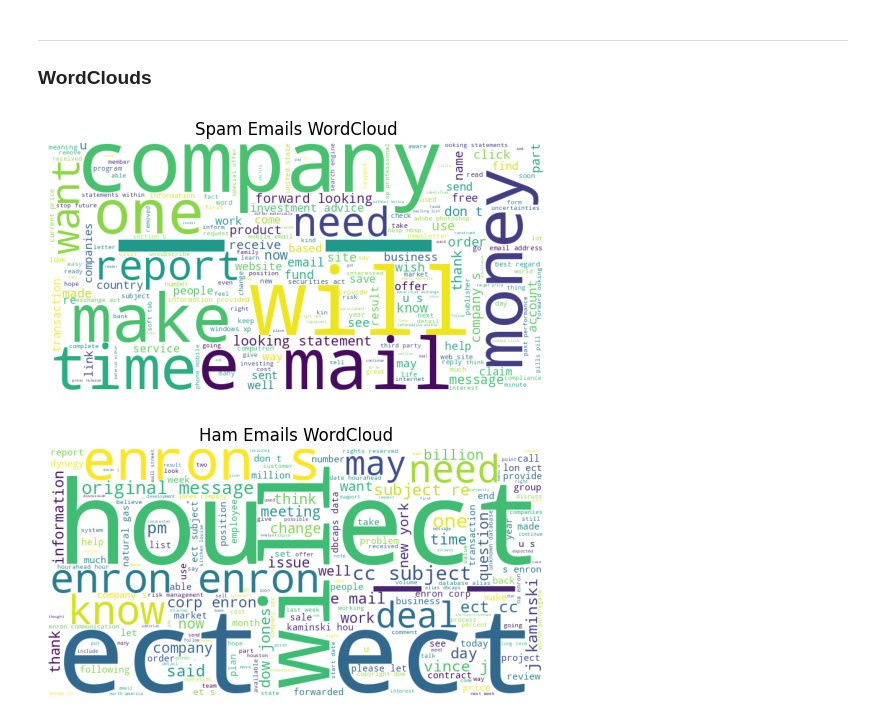
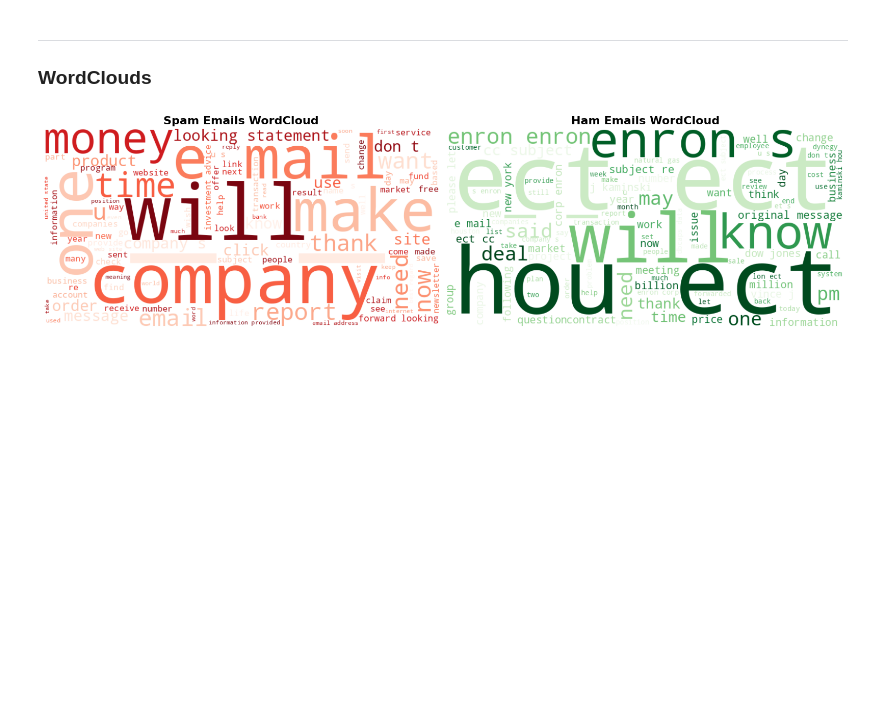
Before and after one commit to mohammed-ali-boutaine/Spam-Detection-Model, a Jupyter notebook: notebook/1-analyse.ipynb, the cells around one changed output. Cells and saved outputs as stored; diff of their text form; code cells hidden in the pictures; blank space fills up the shorter version.

Commit message:
fix combine text problem and retained model

```diff
--- a/notebook/1-analyse.ipynb
+++ b/notebook/1-analyse.ipynb
@@ -97,18 +101,14 @@ df[df.isnull().any(axis=1)]
 568 rows × 7 columns
 # %%
 # drop message id and date they not important
-col_to_drop = ["message_id","date"]
+col_to_drop = ["message_id","date","subject","message"]
 
 col_to_drop = [col for col in col_to_drop if col in df.columns]
 
 df = df.drop(columns=col_to_drop)
 # %%
 
-text_features = ["text","subject","message"]
-
-for col in text_features:
-    df[col] = df[col].fillna("MISSING")
-
+df["text"] = df["text"].fillna("MISSING")
 
 df.isnull().sum()
 # %% [output]
@@ -146,35 +144,32 @@ Name: label_text, dtype: int64
 # %%
 from wordcloud import WordCloud
 import matplotlib.pyplot as plt
 
-df["all_text"] = df["subject"].astype(str) + " " + df["message"].astype(str) + " " + df["text"].astype(str)
+# Combine text for each class
+spam_text = " ".join(df[df["label_text"] == "spam"]["text"].tolist())
+ham_text = " ".join(df[df["label_text"] == "ham"]["text"].tolist())
 
-
-spam_mask = df["label_text"] == "spam"
-spam_text = " ".join((df[spam_mask]["subject"].astype(str) + " " +
-                      df[spam_mask]["message"].astype(str) + " " +
-                      df[spam_mask]["text"].astype(str)).tolist())
-
-spam_text = " ".join(df[df["label_text"] == "spam" ]["all_text"].tolist())
-ham_text = " ".join(df[df["label_text"] == "ham" ]["all_text"].tolist())
-
+# Create figure with subplots
+fig, axes = plt.subplots(1, 2, figsize=(16, 6))
 
 # Spam WordCloud
-wc_spam = WordCloud(width=800, height=400, background_color="white").generate(spam_text)
-plt.imshow(wc_spam)
-plt.axis("off")
-plt.title("Spam Emails WordCloud")
-plt.show()
+wc_spam = WordCloud(width=800, height=400, background_color="white",
+                     colormap="Reds", max_words=100).generate(spam_text)
+axes[0].imshow(wc_spam, interpolation='bilinear')
+axes[0].axis("off")
+axes[0].set_title("Spam Emails WordCloud", fontsize=16, fontweight='bold')
 
 # Ham WordCloud
-wc_ham = WordCloud(width=800, height=400, background_color="white").generate(ham_text)
-plt.imshow(wc_ham)
-plt.axis("off")
-plt.title("Ham Emails WordCloud")
+wc_ham = WordCloud(width=800, height=400, background_color="white",
+                    colormap="Greens", max_words=100).generate(ham_text)
+axes[1].imshow(wc_ham, interpolation='bilinear')
+axes[1].axis("off")
+axes[1].set_title("Ham Emails WordCloud", fontsize=16, fontweight='bold')
+
+plt.tight_layout()
 plt.show()
 # %% [output]
-[figure, old version]
+[figure, new version]
-[figure, removed]
 # %%
 
 
```
Also changed, not shown: parts of 4 cells of this notebook, 7 other files.
